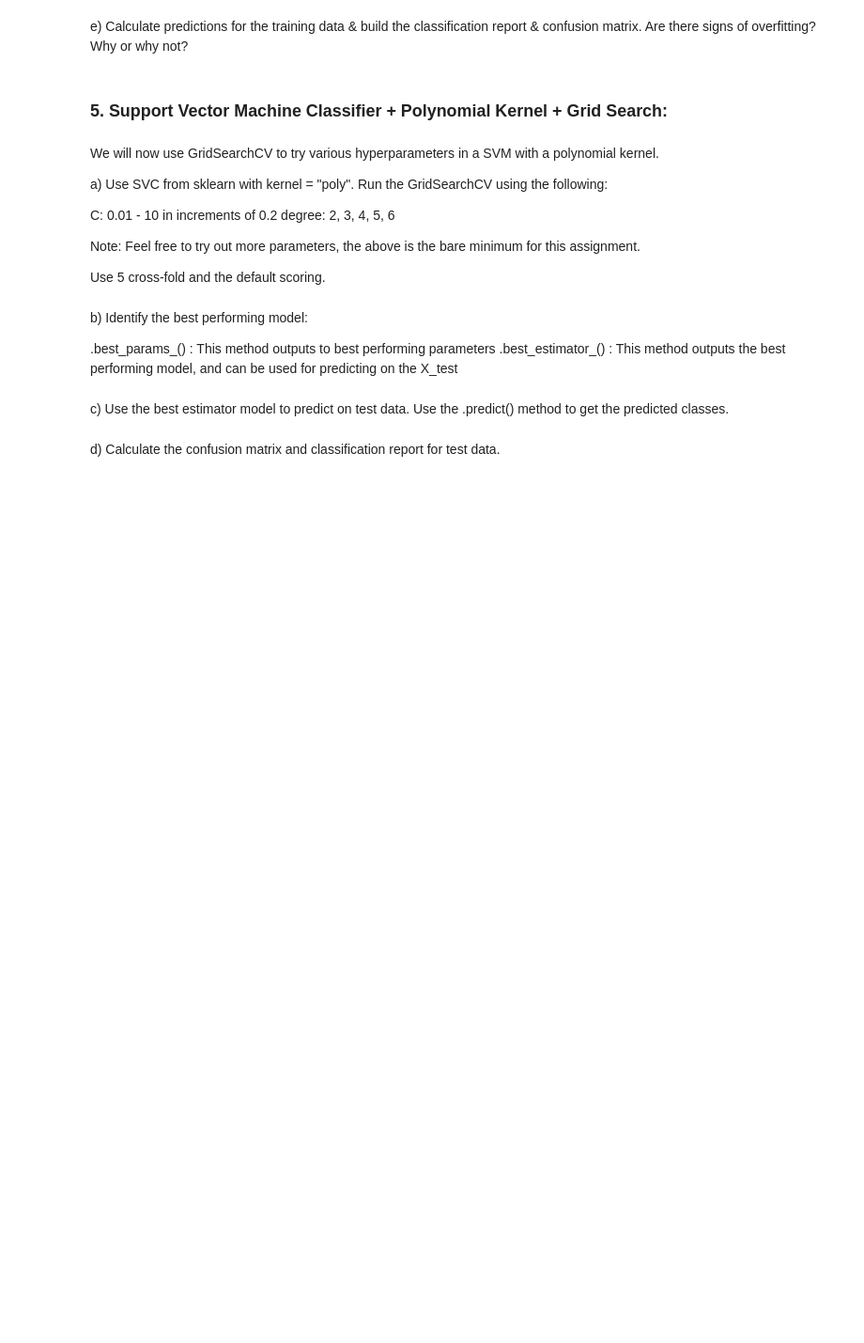
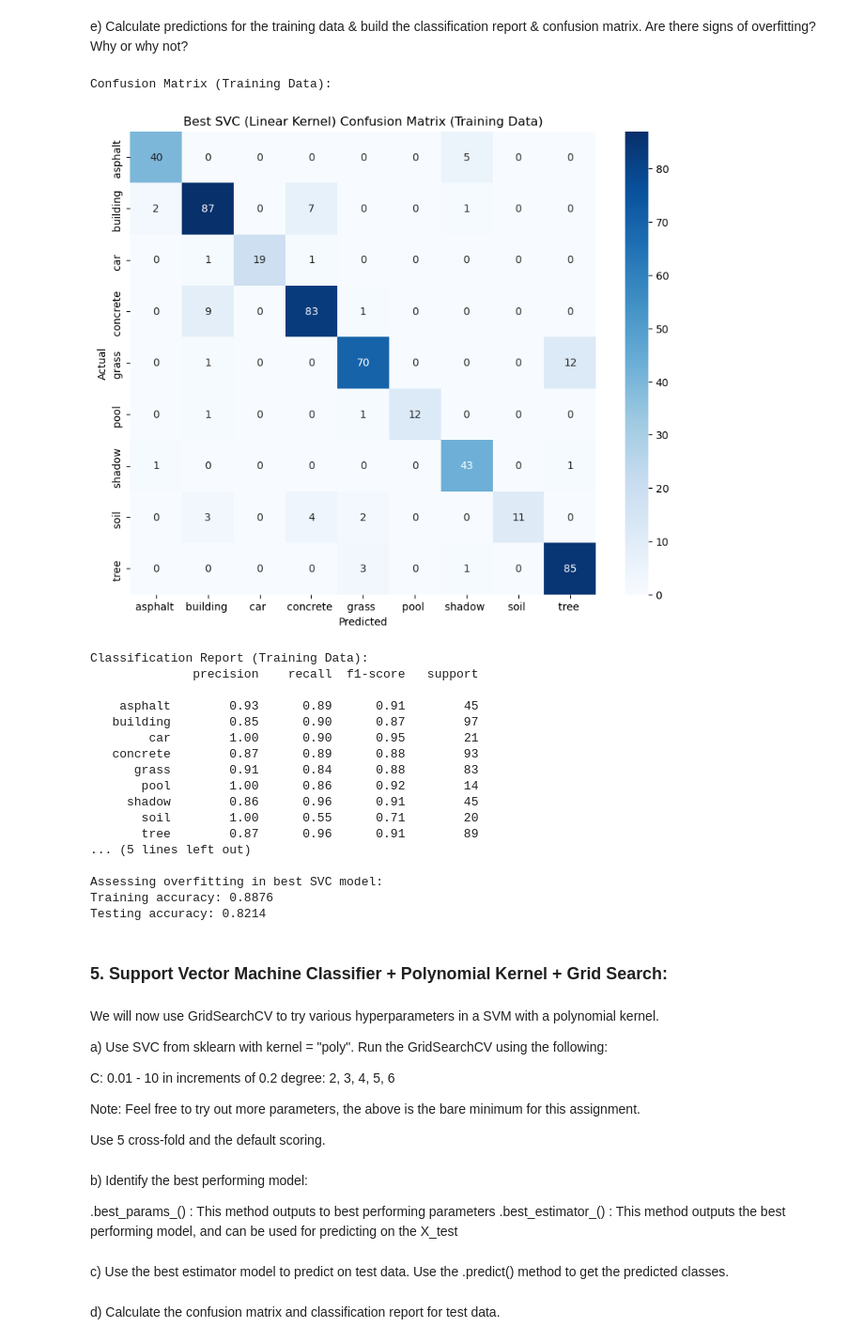
Before and after one commit to CassandraMaldonado/Deep-Dive-into-ML, a Jupyter notebook: Hw_4.ipynb, the cells around one changed output. Shown at 94% size. Saved outputs shown, nothing was run; the diff lists cells and outputs as text; code cells hidden in the pictures; blank space fills up the shorter version.

```diff
--- a/Hw_4.ipynb
+++ b/Hw_4.ipynb
@@ -392,5 +427,46 @@ d) Calculate the confusion matrix and classification report for test data.
 # %% [markdown]
 e)  Calculate predictions for the training data & build the classification report & confusion matrix. Are there signs of overfitting? Why or why not?
+# %%
+best_svc_train_pred = best_svc_model.predict(X_train_scaled)
+
+print("\nConfusion Matrix (Training Data):")
+best_svc_cm_train = confusion_matrix(y_train, best_svc_train_pred)
+plt.figure(figsize=(10, 8))
+sns.heatmap(best_svc_cm_train, annot=True, fmt='d', cmap='Blues',
+            xticklabels=sorted(y_train.unique()), yticklabels=sorted(y_train.unique()))
+plt.xlabel('Predicted')
+plt.ylabel('Actual')
+plt.title('Best SVC (Linear Kernel) Confusion Matrix (Training Data)')
+plt.show()
+
+print("\nClassification Report (Training Data):")
+best_svc_cr_train = classification_report(y_train, best_svc_train_pred)
+print(best_svc_cr_train)
+
+# Overfitting analysis
+print("\nAssessing overfitting in best SVC model:")
+print(f"Training accuracy: {best_svc_model.score(X_train_scaled, y_train):.4f}")
+print(f"Testing accuracy: {best_svc_model.score(X_test_scaled, y_test):.4f}")
+# %% [output]
+Confusion Matrix (Training Data):
+[figure, added]
+Classification Report (Training Data):
+              precision    recall  f1-score   support
+
+    asphalt        0.93      0.89      0.91        45
+   building        0.85      0.90      0.87        97
+        car        1.00      0.90      0.95        21
+   concrete        0.87      0.89      0.88        93
+      grass        0.91      0.84      0.88        83
+       pool        1.00      0.86      0.92        14
+     shadow        0.86      0.96      0.91        45
+       soil        1.00      0.55      0.71        20
+       tree        0.87      0.96      0.91        89
+... (5 lines left out)
+
+Assessing overfitting in best SVC model:
+Training accuracy: 0.8876
+Testing accuracy: 0.8214
 # %% [markdown]
 ### 5. Support Vector Machine Classifier + Polynomial Kernel + Grid Search:
 # %% [markdown]
```
Also changed, not shown: parts of 2 cells of this notebook.
